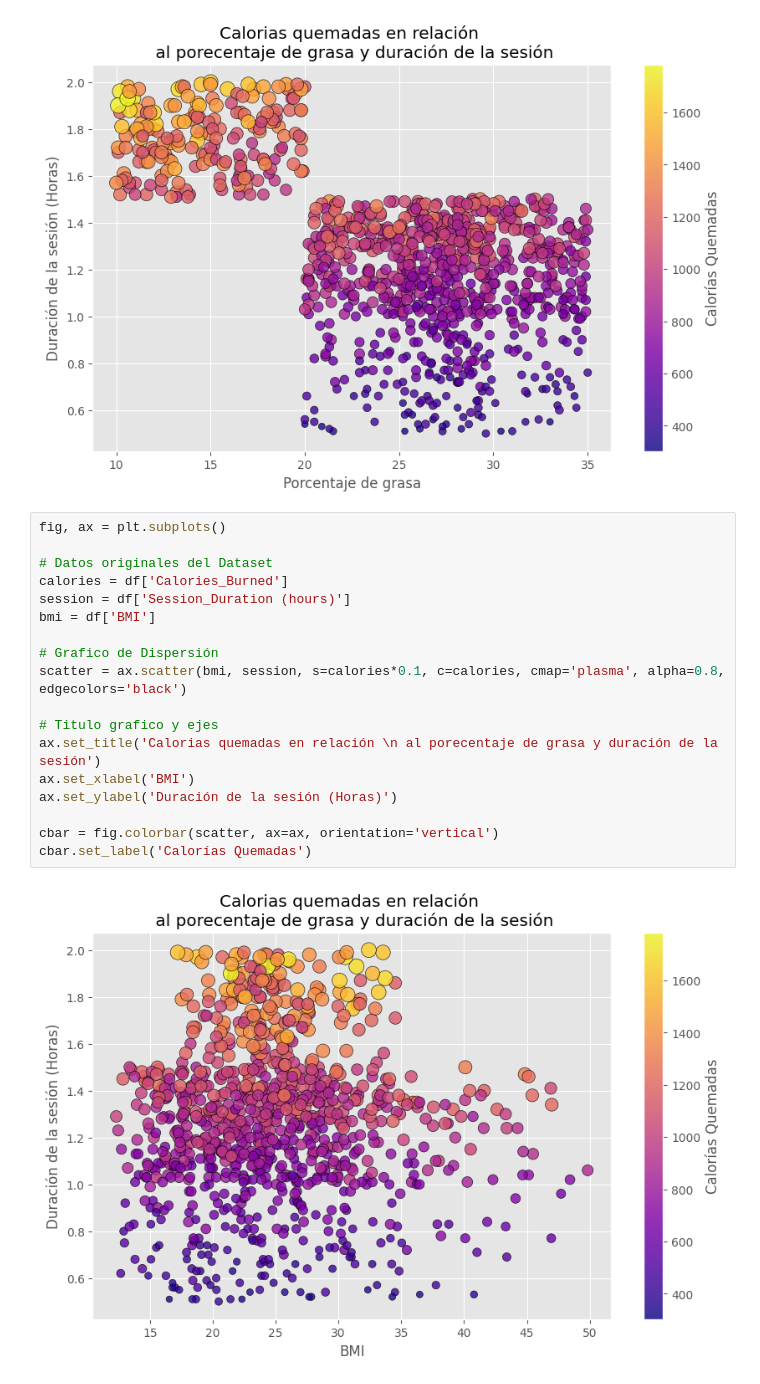
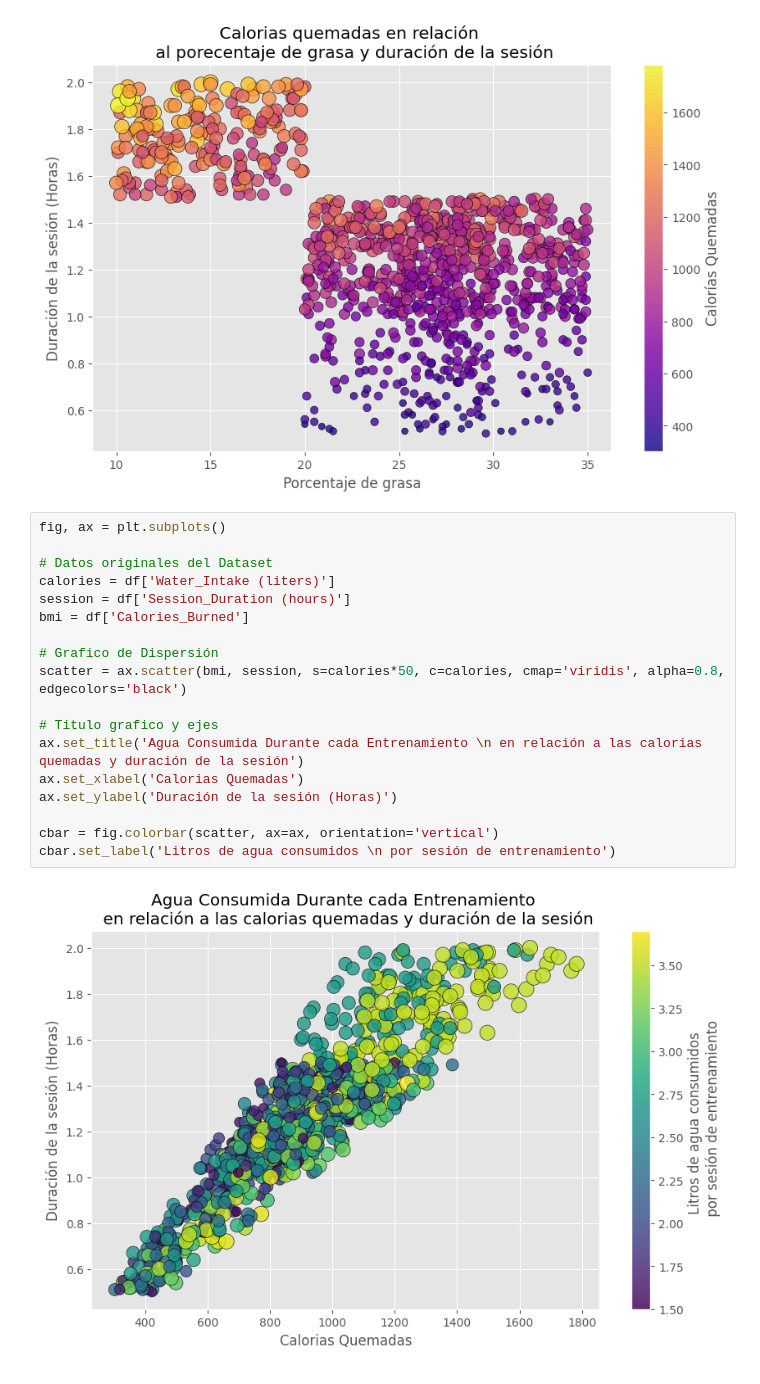
Before and after one commit to NicolasRamosB14/Analisis_Exploratorio_de_Datos_Python, a Jupyter notebook: Gym_Members_Exercise.ipynb, the cells around one changed output. Cells and saved outputs as stored; diff of their text form.

```diff
--- a/Gym_Members_Exercise.ipynb
+++ b/Gym_Members_Exercise.ipynb
@@ -478,20 +482,20 @@ cbar.set_label('Calorías Quemadas')
 # %%
 fig, ax = plt.subplots()
 
 # Datos originales del Dataset
-calories = df['Calories_Burned']
+calories = df['Water_Intake (liters)']
 session = df['Session_Duration (hours)']
-bmi = df['BMI']
+bmi = df['Calories_Burned']
 
 # Grafico de Dispersión
-scatter = ax.scatter(bmi, session, s=calories*0.1, c=calories, cmap='plasma', alpha=0.8, edgecolors='black')
+scatter = ax.scatter(bmi, session, s=calories*50, c=calories, cmap='viridis', alpha=0.8, edgecolors='black')
 
 # Titulo grafico y ejes
-ax.set_title('Calorias quemadas en relación \n al porecentaje de grasa y duración de la sesión')
-ax.set_xlabel('BMI')
+ax.set_title('Agua Consumida Durante cada Entrenamiento \n en relación a las calorias quemadas y duración de la sesión')
+ax.set_xlabel('Calorias Quemadas')
 ax.set_ylabel('Duración de la sesión (Horas)')
 
 cbar = fig.colorbar(scatter, ax=ax, orientation='vertical')
-cbar.set_label('Calorías Quemadas')
+cbar.set_label('Litros de agua consumidos \n por sesión de entrenamiento')
 # %% [output]
-[figure, old version]
+[figure, new version]
```
Also changed, not shown: parts of 8 cells of this notebook.
